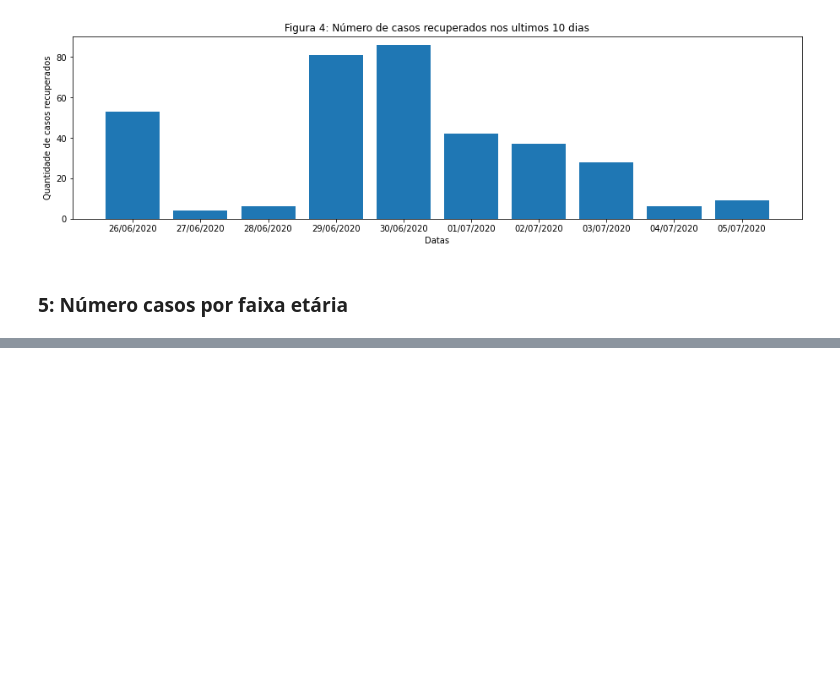
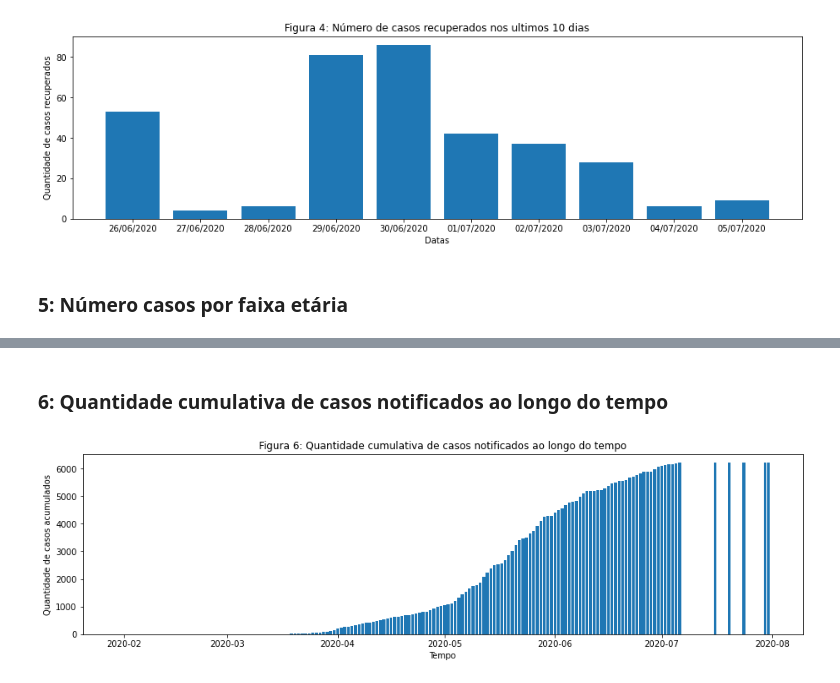
Before and after one commit to Mfp16/analise-base-covid-manaus, a Jupyter notebook: charts.ipynb, the cells around one changed output, grey strips where cells are left out. Cells and saved outputs as stored; diff of their text form; code cells hidden in the pictures; blank space fills up the shorter version.

```diff
--- a/charts.ipynb
+++ b/charts.ipynb
@@ -89,0 +110,30 @@ plt.show()
+# %% [markdown]
+### 6: Quantidade cumulativa de casos notificados ao longo do tempo
+# %%
+# configuracao da base de dados
+data = confirmed_cases
+
+# convertendo string para objetos datetime para manipulacao e ordenacao
+data['notified_cases'] = pd.to_datetime(data['_dt_notificacao'], format="%d/%m/%Y")
+data = data.sort_values(by=['notified_cases'])
+
+# agrupamento de casos por dia
+groups = data.groupby(['notified_cases'])
+
+dates_groups = groups.groups.keys()
+notified_cases = groups.size().array
+
+# acumulacao
+for i in range(1, len(notified_cases)):
+    notified_cases[i]+=notified_cases[i-1]
+
+# configuracao de construcao do grafico
+fig = plt.figure(figsize=(12,3))
+ax = fig.add_axes([0,0,1,1])
+plt.bar(dates_groups,notified_cases)
+plt.xlabel('Tempo')
+plt.ylabel('Quantidade de casos acumulados')
+plt.title('Figura 6: Quantidade cumulativa de casos notificados ao longo do tempo')
+plt.show()
+# %% [output]
+[figure, added]
```
Also changed, not shown: parts of 4 cells of this notebook.
